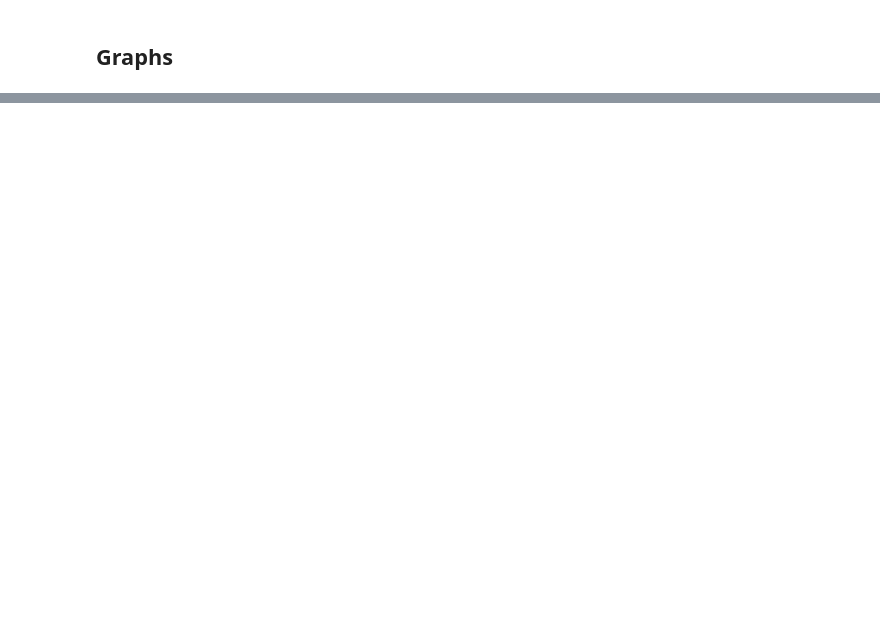
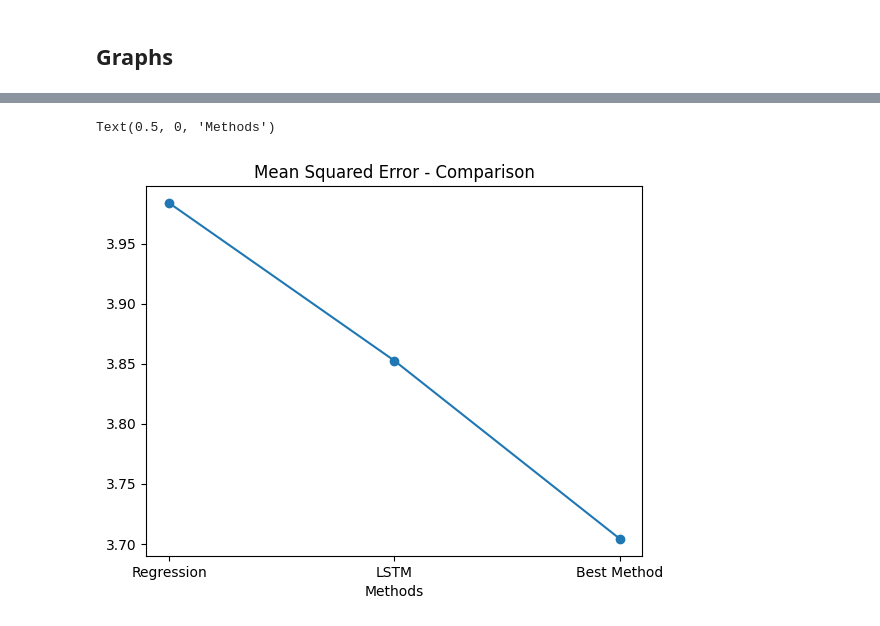
Before and after one commit to FlipGoncalves/BikeSharingDeepLearning, a Jupyter notebook: LSTM/lstmStationsKFold.ipynb, the cells around one changed output, grey strips where cells are left out. Drawn from its saved outputs; the diff is of its cells as text; code cells hidden in the pictures; blank space fills up the shorter version.

```diff
--- a/LSTM/lstmStationsKFold.ipynb
+++ b/LSTM/lstmStationsKFold.ipynb
@@ -785,0 +917,7 @@ Text(0.5, 0, 'Methods')
+# %%
+plt.plot(["Regression", "LSTM", "Best Method"], [3.9839102446556587, 3.8524561882019044, 3.7040705919265746], marker="o")
+plt.title("Mean Squared Error - Comparison")
+plt.xlabel("Methods")
+# %% [output]
+Text(0.5, 0, 'Methods')
+[figure, added]
```
Also changed, not shown: parts of 15 cells of this notebook, 5 other files.
